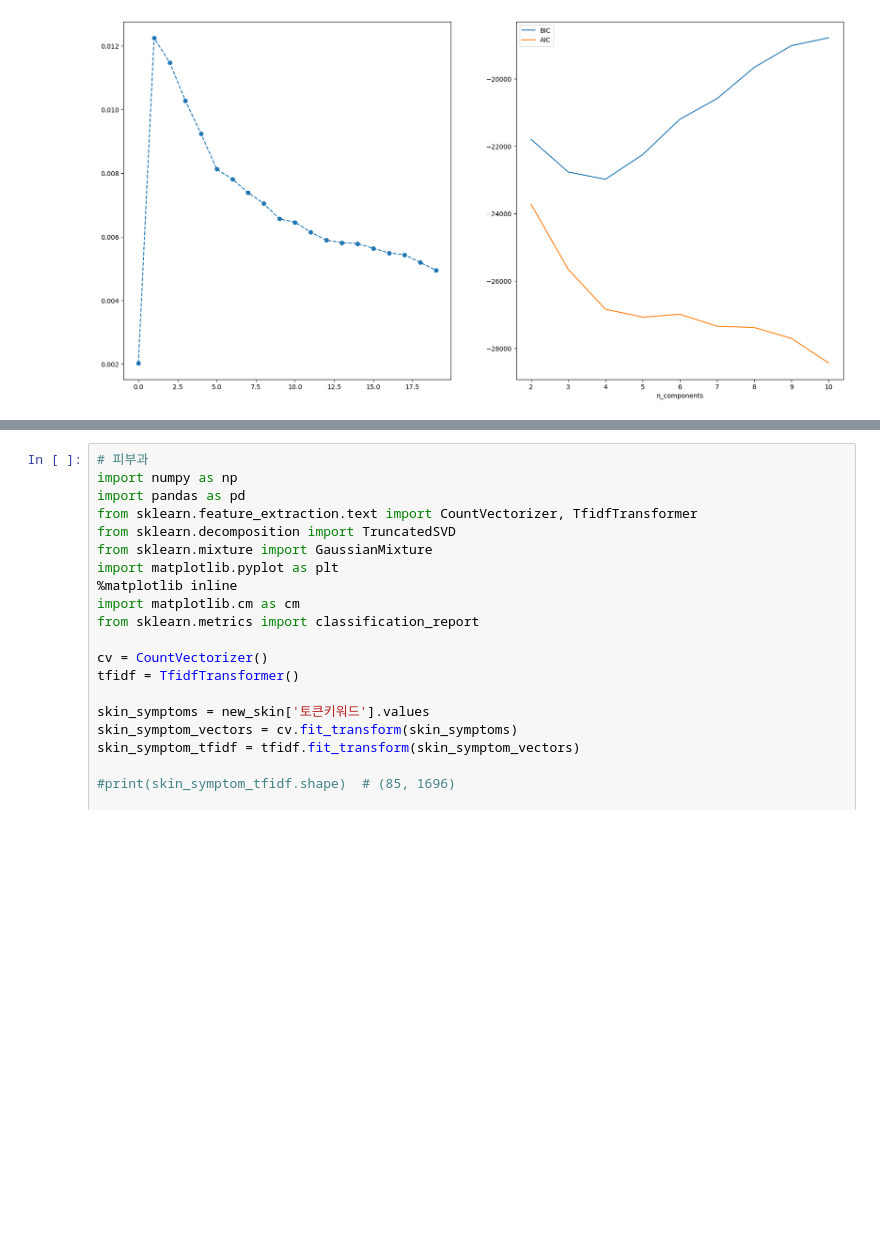
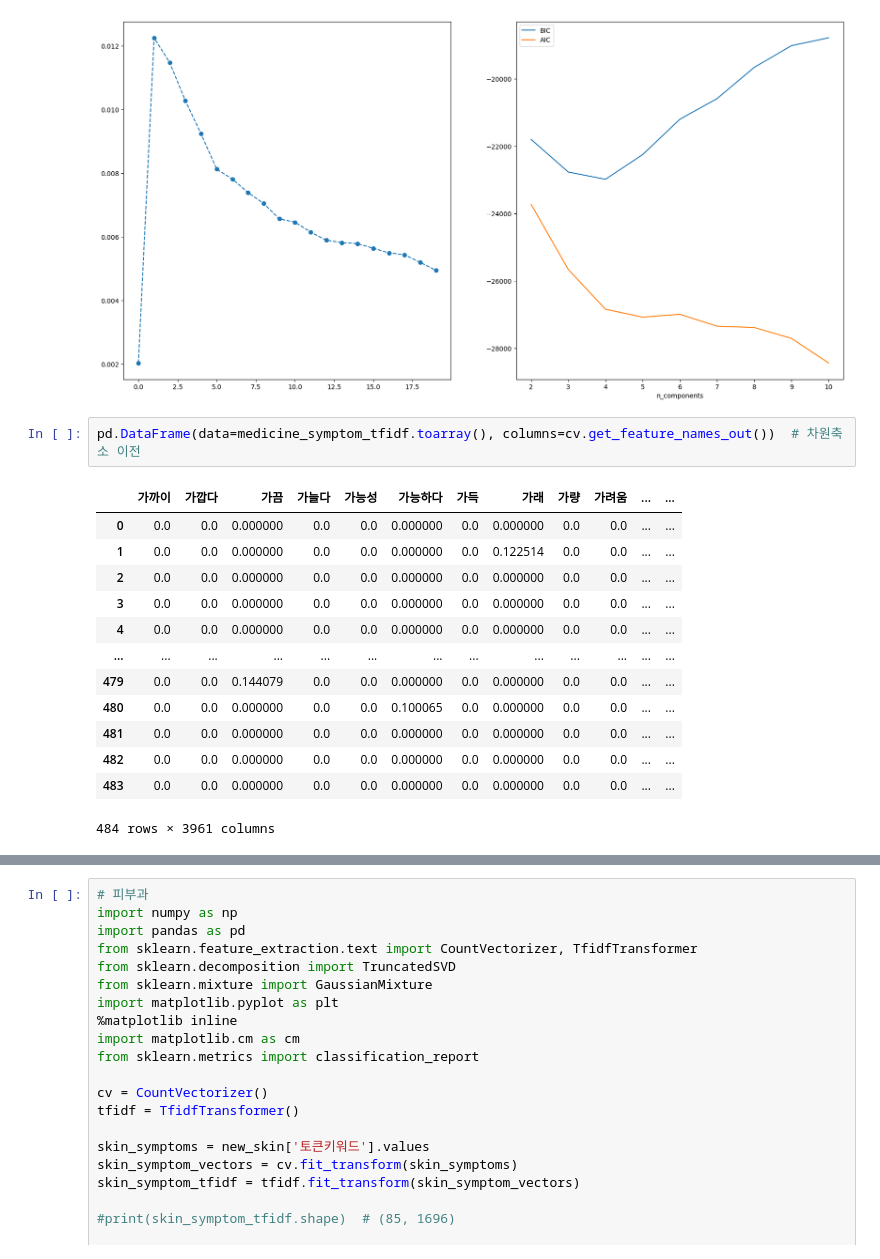
Before and after one commit to JeongUk831/final_project, a Jupyter notebook: sample3.ipynb, the cells around one changed output, grey strips where cells are left out. Saved outputs shown, nothing was run; the diff lists cells and outputs as text; blank space fills up the shorter version.

```diff
--- a/sample3.ipynb
+++ b/sample3.ipynb
@@ -261,3 +261,19 @@ See the caveats in the documentation: https://pandas.pydata.org/pandas-docs/stab
 0    108
 Name: count, dtype: int64
 [figure]
+# %%
+pd.DataFrame(data=medicine_symptom_tfidf.toarray(), columns=cv.get_feature_names_out())  # 차원축소 이전
+# %% [output]
+|  | 가까이 | 가깝다 | 가끔 | 가늘다 | 가능성 | 가능하다 | 가득 | 가래 | 가량 | 가려움 | ... | ... |
+| 0 | 0.0 | 0.0 | 0.000000 | 0.0 | 0.0 | 0.000000 | 0.0 | 0.000000 | 0.0 | 0.0 | ... | ... |
+| 1 | 0.0 | 0.0 | 0.000000 | 0.0 | 0.0 | 0.000000 | 0.0 | 0.122514 | 0.0 | 0.0 | ... | ... |
+| 2 | 0.0 | 0.0 | 0.000000 | 0.0 | 0.0 | 0.000000 | 0.0 | 0.000000 | 0.0 | 0.0 | ... | ... |
+| 3 | 0.0 | 0.0 | 0.000000 | 0.0 | 0.0 | 0.000000 | 0.0 | 0.000000 | 0.0 | 0.0 | ... | ... |
+| 4 | 0.0 | 0.0 | 0.000000 | 0.0 | 0.0 | 0.000000 | 0.0 | 0.000000 | 0.0 | 0.0 | ... | ... |
+| ... | ... | ... | ... | ... | ... | ... | ... | ... | ... | ... | ... | ... |
+| 479 | 0.0 | 0.0 | 0.144079 | 0.0 | 0.0 | 0.000000 | 0.0 | 0.000000 | 0.0 | 0.0 | ... | ... |
+| 480 | 0.0 | 0.0 | 0.000000 | 0.0 | 0.0 | 0.100065 | 0.0 | 0.000000 | 0.0 | 0.0 | ... | ... |
+| 481 | 0.0 | 0.0 | 0.000000 | 0.0 | 0.0 | 0.000000 | 0.0 | 0.000000 | 0.0 | 0.0 | ... | ... |
+| 482 | 0.0 | 0.0 | 0.000000 | 0.0 | 0.0 | 0.000000 | 0.0 | 0.000000 | 0.0 | 0.0 | ... | ... |
+| 483 | 0.0 | 0.0 | 0.000000 | 0.0 | 0.0 | 0.000000 | 0.0 | 0.000000 | 0.0 | 0.0 | ... | ... |
+484 rows × 3961 columns
```
Also changed, not shown: parts of 15 cells of this notebook, 9 other files.
